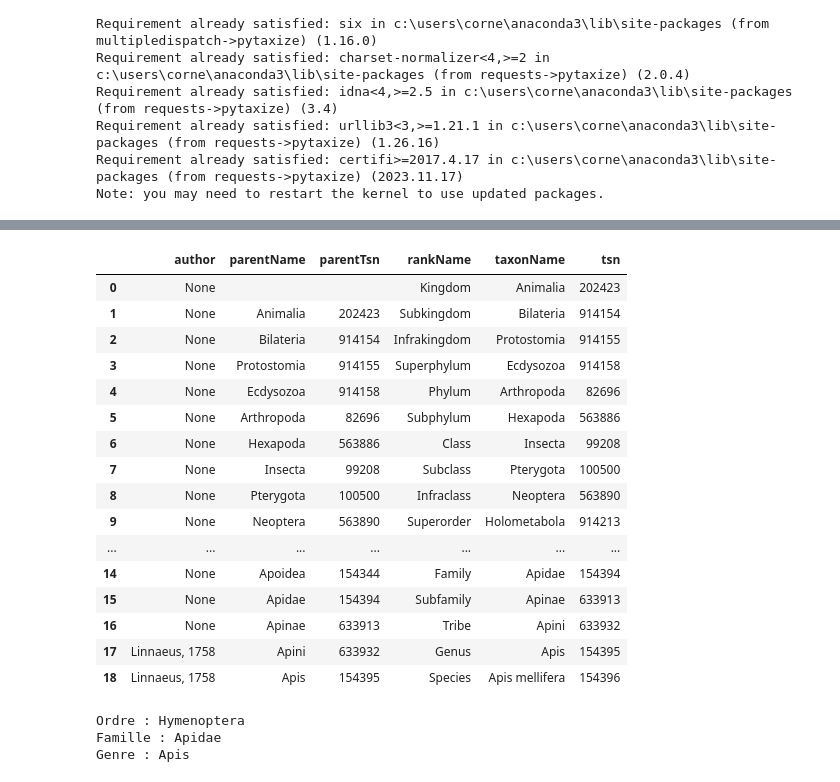
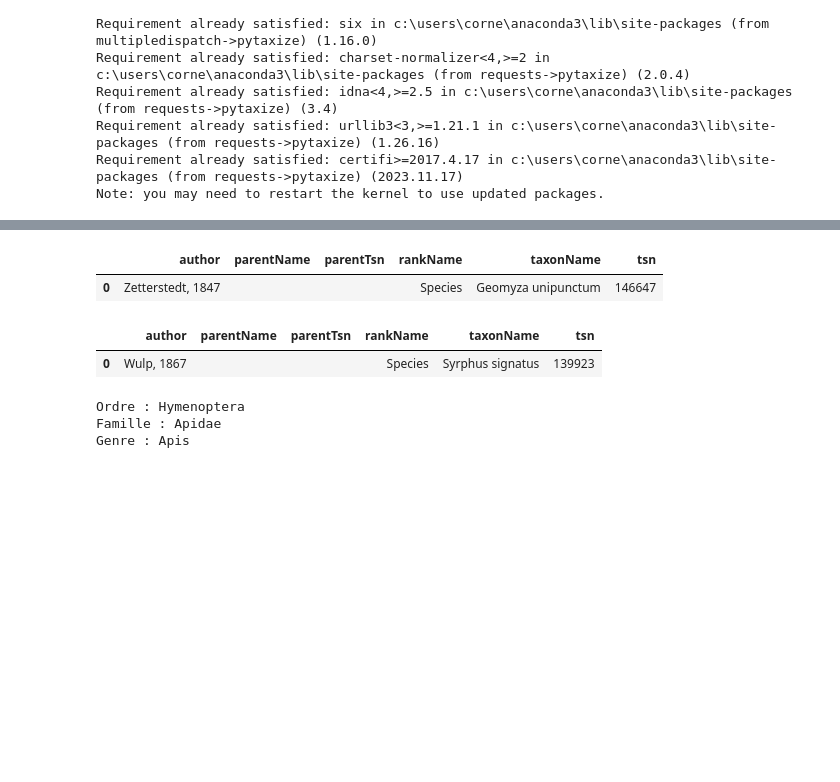
Before and after one commit to juldpnt/fil-rouge-pollinisateurs, a Jupyter notebook: scripts/data_treatment/insect_treatment/insect_classification.ipynb, the cells around one changed output, grey strips where cells are left out. Cells and saved outputs as stored; diff of their text form; code cells hidden in the pictures; blank space fills up the shorter version.

```diff
--- a/scripts/data_treatment/insect_treatment/insect_classification.ipynb
+++ b/scripts/data_treatment/insect_treatment/insect_classification.ipynb
@@ -178,23 +157,13 @@ La classification de Apis mellifera est :
+# %%
+code
+# %% [output]
+|  | author | parentName | parentTsn | rankName | taxonName | tsn |
+| 0 | Zetterstedt, 1847 |  |  | Species | Geomyza unipunctum | 146647 |
 # %%
-hierarchy_full(tsn = 154396, as_dataframe=True)
+hierarchy_full(tsn = 139923, as_dataframe=True)
 # %% [output]
 |  | author | parentName | parentTsn | rankName | taxonName | tsn |
-| 0 | None |  |  | Kingdom | Animalia | 202423 |
-| 1 | None | Animalia | 202423 | Subkingdom | Bilateria | 914154 |
-| 2 | None | Bilateria | 914154 | Infrakingdom | Protostomia | 914155 |
-| 3 | None | Protostomia | 914155 | Superphylum | Ecdysozoa | 914158 |
-| 4 | None | Ecdysozoa | 914158 | Phylum | Arthropoda | 82696 |
-| 5 | None | Arthropoda | 82696 | Subphylum | Hexapoda | 563886 |
-| 6 | None | Hexapoda | 563886 | Class | Insecta | 99208 |
-| 7 | None | Insecta | 99208 | Subclass | Pterygota | 100500 |
-| 8 | None | Pterygota | 100500 | Infraclass | Neoptera | 563890 |
-| 9 | None | Neoptera | 563890 | Superorder | Holometabola | 914213 |
-| ... | ... | ... | ... | ... | ... | ... |
-| 14 | None | Apoidea | 154344 | Family | Apidae | 154394 |
-| 15 | None | Apidae | 154394 | Subfamily | Apinae | 633913 |
-| 16 | None | Apinae | 633913 | Tribe | Apini | 633932 |
-| 17 | Linnaeus, 1758 | Apini | 633932 | Genus | Apis | 154395 |
-| 18 | Linnaeus, 1758 | Apis | 154395 | Species | Apis mellifera | 154396 |
+| 0 | Wulp, 1867 |  |  | Species | Syrphus signatus | 139923 |
 # %%
 # Obtention de l'ordre, de la famille et du genre
 hierarchie = lignee[id]
```
Also changed, not shown: parts of 19 cells of this notebook, 2 other files.
